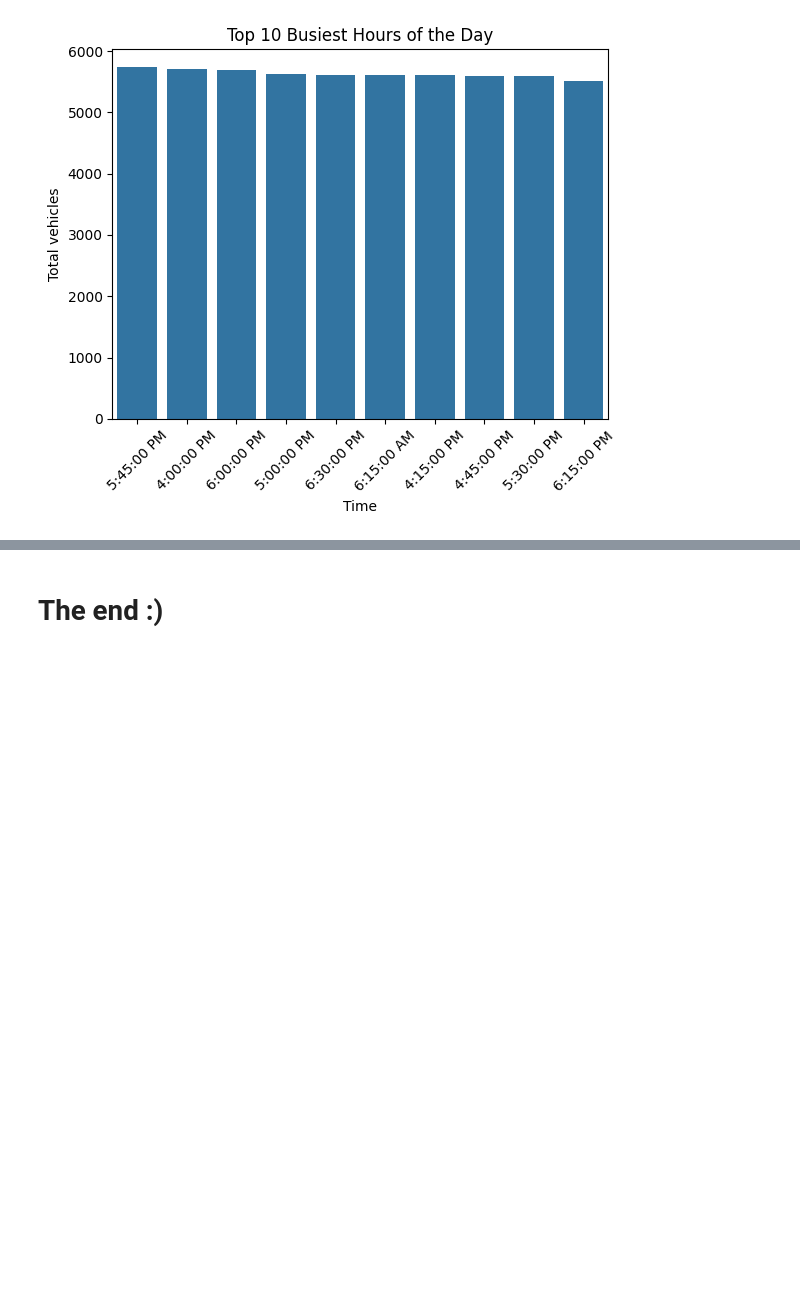
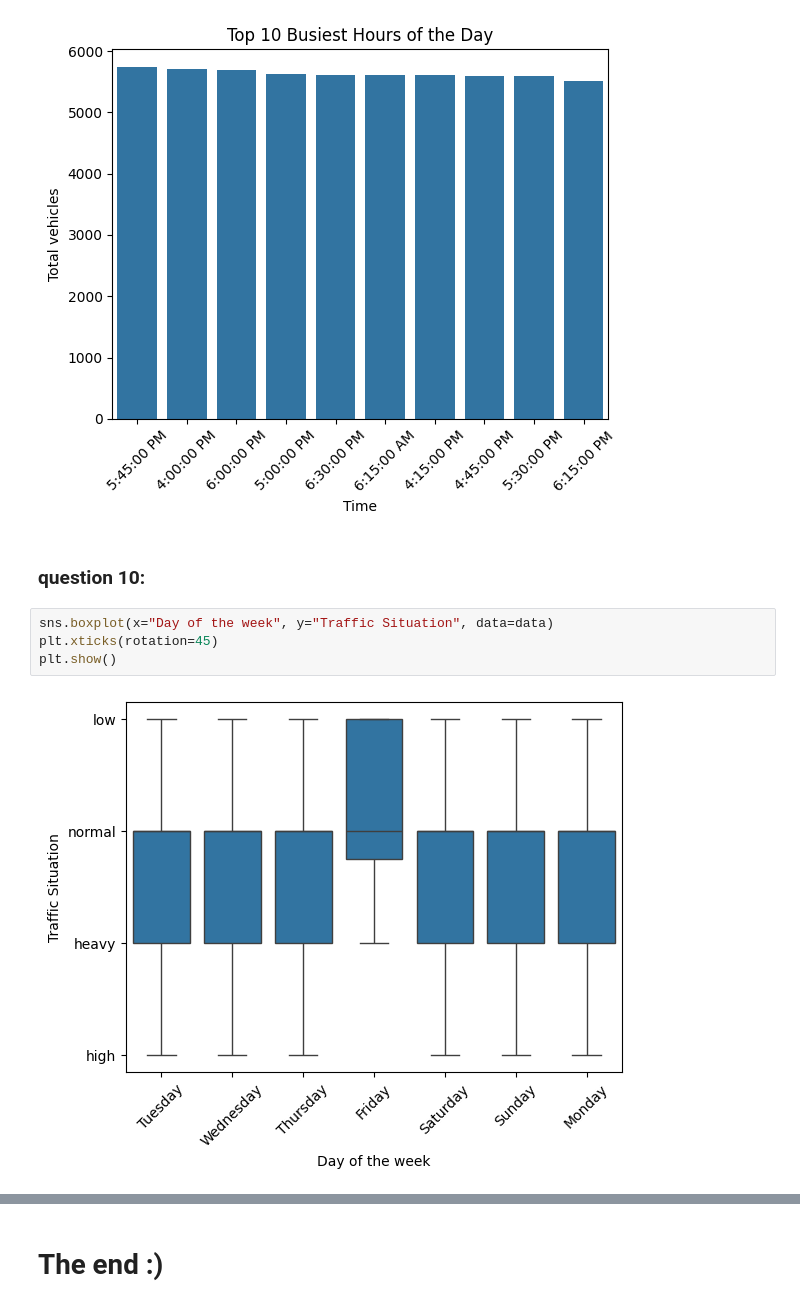
Before and after one commit to Mkaljermy/traffic-assim, a Jupyter notebook: ass1.ipynb, the cells around one changed output, grey strips where cells are left out. Saved outputs shown, nothing was run; the diff lists cells and outputs as text; blank space fills up the shorter version.

```diff
--- a/ass1.ipynb
+++ b/ass1.ipynb
@@ -140,3 +140,11 @@ plt.xticks(rotation=45)
 plt.show()
 # %% [output]
 [figure]
+# %% [markdown]
+### question 10:
+# %%
+sns.boxplot(x="Day of the week", y="Traffic Situation", data=data)
+plt.xticks(rotation=45)
+plt.show()
+# %% [output]
+[figure, added]
```
Also changed, not shown: parts of 10 cells of this notebook.
